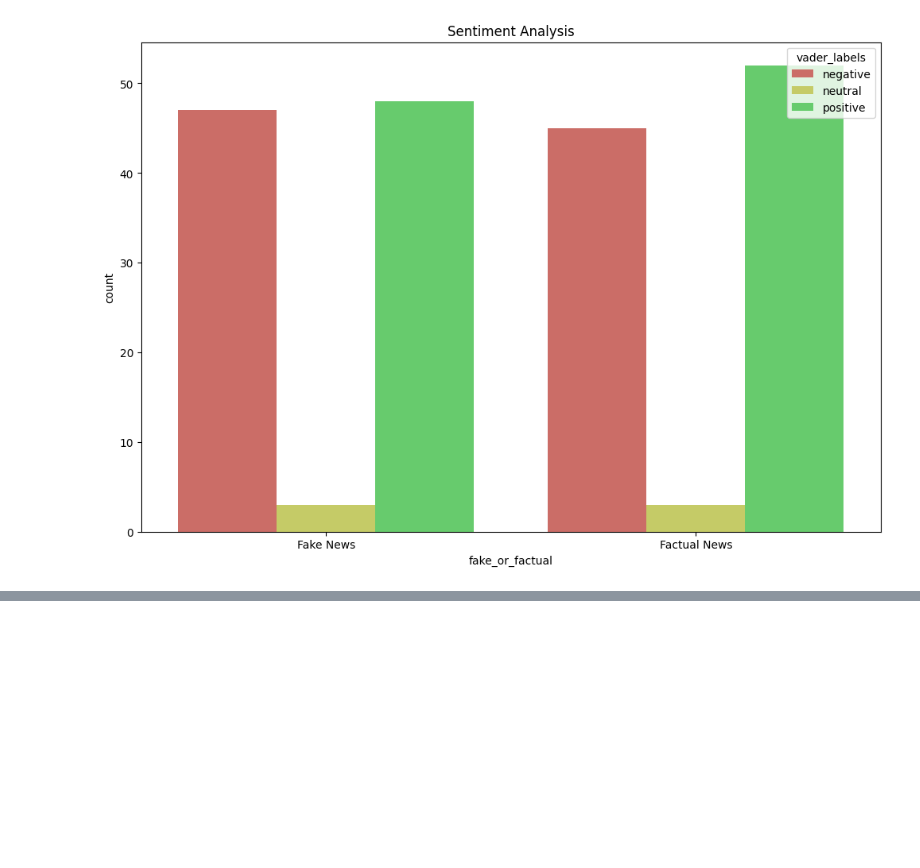
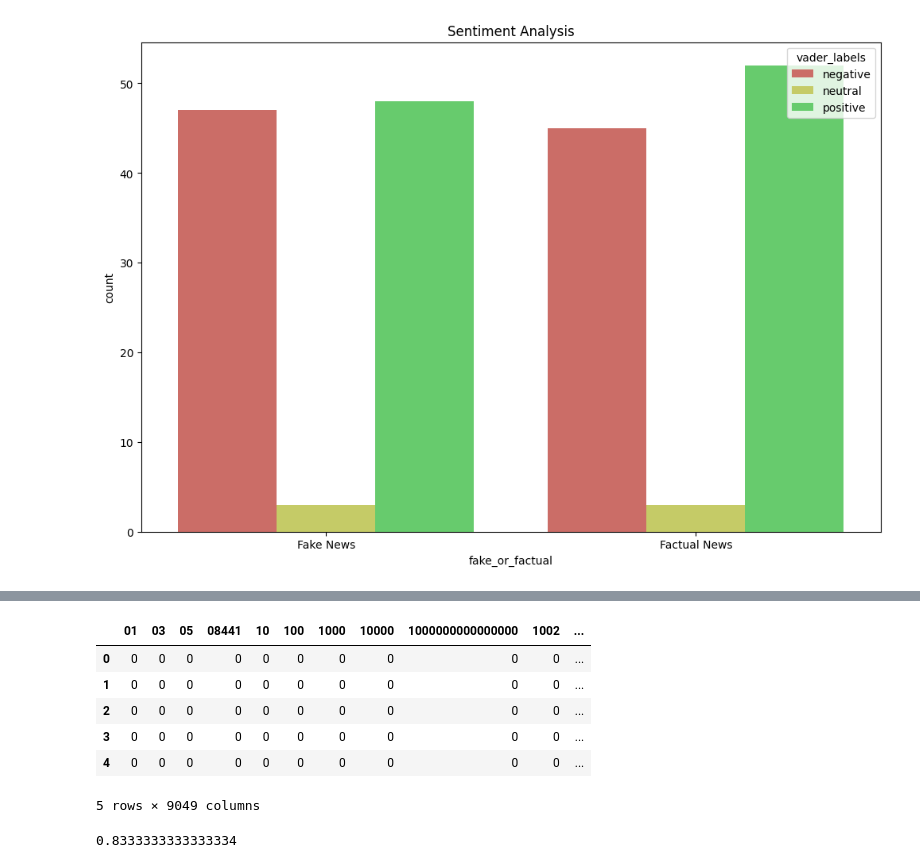
Before and after one commit to padmapriyar04/NLP, a Jupyter notebook: NLP_FakeFactualAnalysis.ipynb, the cells around one changed output, grey strips where cells are left out. Cells and saved outputs as stored; diff of their text form; code cells hidden in the pictures; blank space fills up the shorter version.

```diff
--- a/NLP_FakeFactualAnalysis.ipynb
+++ b/NLP_FakeFactualAnalysis.ipynb
@@ -416,0 +532,17 @@ sns.countplot(
+# %%
+X = [','.join(map(str,text)) for text in data['text_clean']]
+y = data['fake_or_factual']
+# %%
+countvec = CountVectorizer()
+# %%
+countvec_fit = countvec.fit_transform(X)
+bag_of_words = pd.DataFrame(countvec_fit.toarray(),columns=countvec.get_feature_names_out())
+bag_of_words.head()
+# %% [output]
+|  | 01 | 03 | 05 | 08441 | 10 | 100 | 1000 | 10000 | 1000000000000000 | 1002 | ... |
+| 0 | 0 | 0 | 0 | 0 | 0 | 0 | 0 | 0 | 0 | 0 | ... |
+| 1 | 0 | 0 | 0 | 0 | 0 | 0 | 0 | 0 | 0 | 0 | ... |
+| 2 | 0 | 0 | 0 | 0 | 0 | 0 | 0 | 0 | 0 | 0 | ... |
+| 3 | 0 | 0 | 0 | 0 | 0 | 0 | 0 | 0 | 0 | 0 | ... |
+| 4 | 0 | 0 | 0 | 0 | 0 | 0 | 0 | 0 | 0 | 0 | ... |
+5 rows × 9049 columns
@@ -416,0 +555,4 @@ sns.countplot(
+# %%
+accuracy_score(y_pred_lr,y_test)
+# %% [output]
+0.8333333333333334
```
Also changed, not shown: parts of 24 cells of this notebook.
